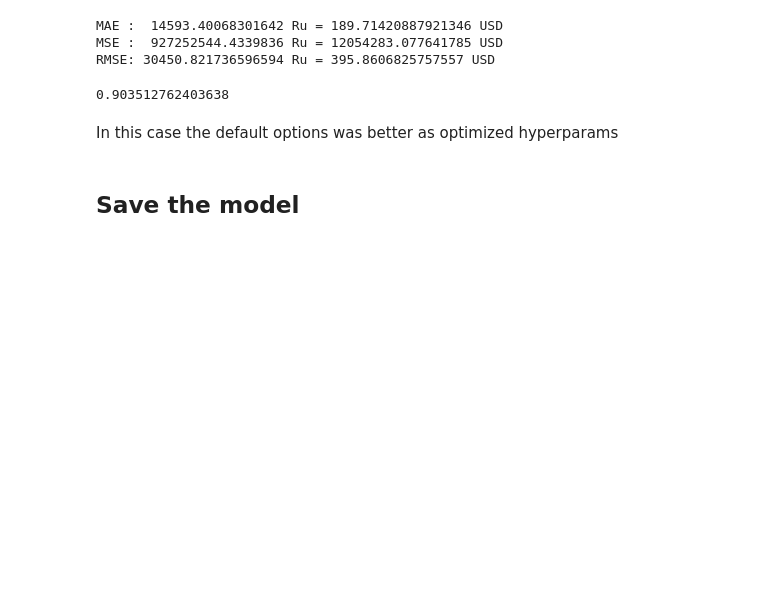
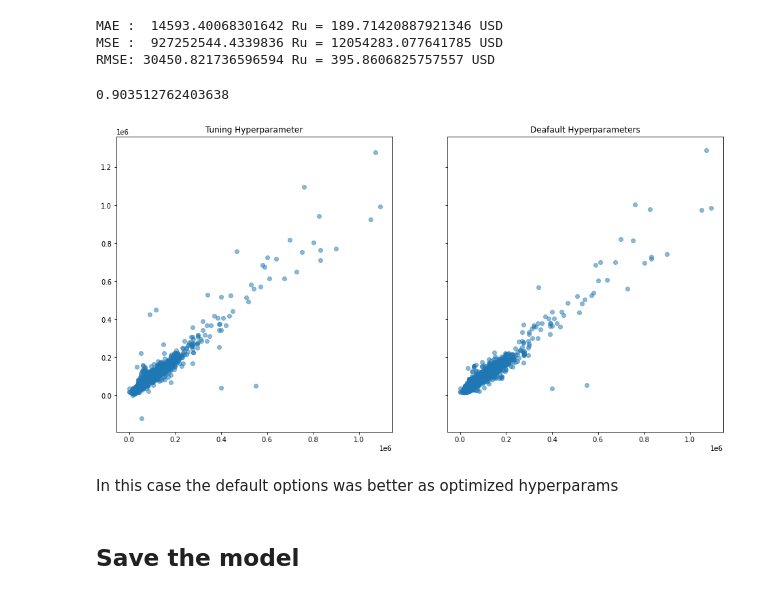
Before and after one commit to alexrods/Used-Bikes-Prices-Indian, a Jupyter notebook: notebooks/3.0-motorcycles-features-engineering.ipynb, the cells around one changed output. Saved outputs shown, nothing was run; the diff lists cells and outputs as text; code cells hidden in the pictures; blank space fills up the shorter version.

Commit message:
add plot

```diff
--- a/notebooks/3.0-motorcycles-features-engineering.ipynb
+++ b/notebooks/3.0-motorcycles-features-engineering.ipynb
@@ -193,6 +193,15 @@ RMSE: 30450.821736596594 Ru = 395.8606825757557 USD
 metrics.r2_score(y_test, predictions)
 # %% [output]
 0.903512762403638
+# %%
+fig, axs = plt.subplots(1, 2, figsize=(16,8), sharey=True)
+axs[0].scatter(y_test, predictions, alpha=0.5)
+axs[0].set_title("Tuning Hyperparameter")
+axs[1].scatter(y_test, y_pred, alpha=0.5)
+axs[1].set_title("Deafault Hyperparameters")
+plt.show()
+# %% [output]
+[figure, added]
 # %% [markdown]
 In this case the default options was better as optimized hyperparams
 # %% [markdown]
```
